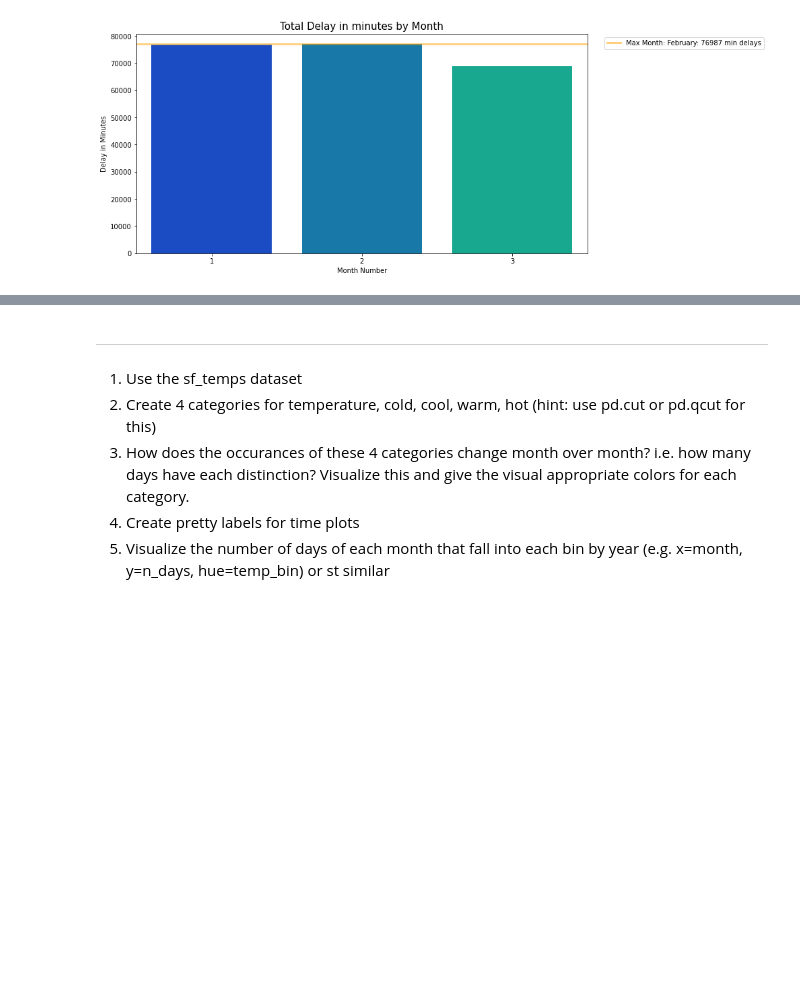
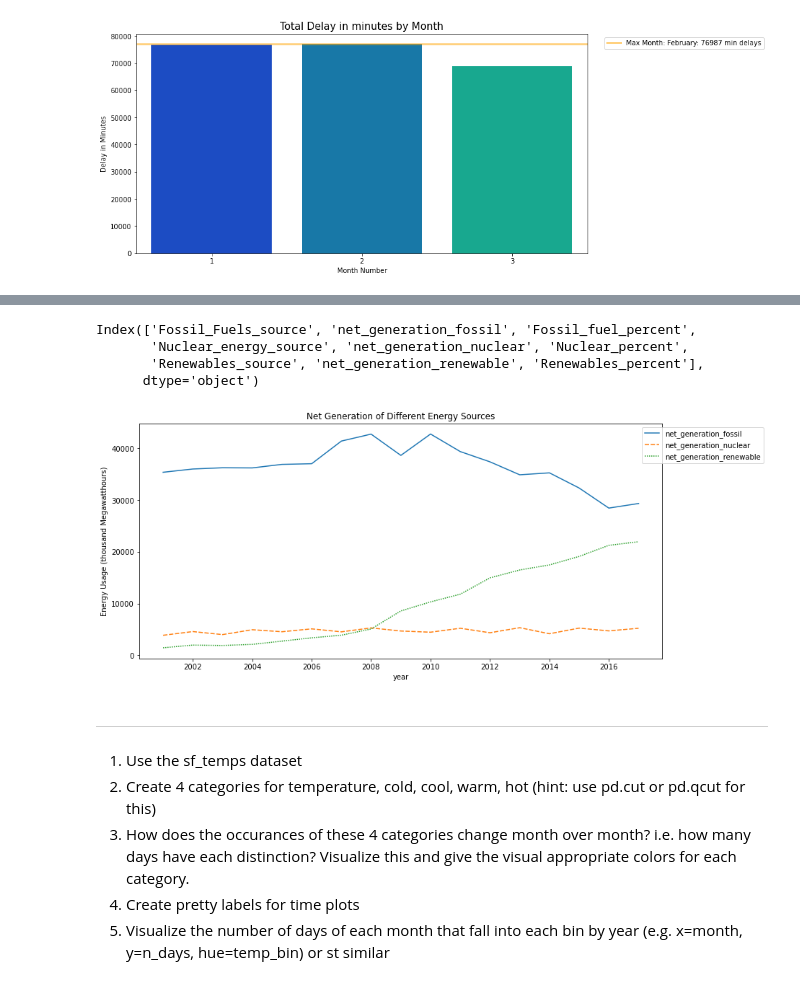
Before and after one commit to HeatherOrtegaMcMillan/time-series-exercises, a Jupyter notebook: exercises_time_series.ipynb, the cells around one changed output, grey strips where cells are left out. Saved outputs shown, nothing was run; the diff lists cells and outputs as text; code cells hidden in the pictures; blank space fills up the shorter version.

```diff
--- a/exercises_time_series.ipynb
+++ b/exercises_time_series.ipynb
@@ -462,0 +613,20 @@ data.iowa_electricity()
+# %%
+iowa2.columns
+# %% [output]
+Index(['Fossil_Fuels_source', 'net_generation_fossil', 'Fossil_fuel_percent',
+       'Nuclear_energy_source', 'net_generation_nuclear', 'Nuclear_percent',
+       'Renewables_source', 'net_generation_renewable', 'Renewables_percent'],
+      dtype='object')
+# %%
+#4. Make a line plot that shows the amount of energy generated over time. Each source should be a separate line?
+gen_list = ['net_generation_fossil', 'net_generation_nuclear', 'net_generation_renewable']
+
+
+plt.figure(figsize = (13,6))
+sns.lineplot(data = iowa2[gen_list])
+plt.legend(bbox_to_anchor = (1.20,1))
+plt.title("Net Generation of Different Energy Sources")
+plt.ylabel('Energy Usage (thousand Megawatthours)')
+plt.show()
+# %% [output]
+[figure, added]
```
Also changed, not shown: parts of 26 cells of this notebook.
